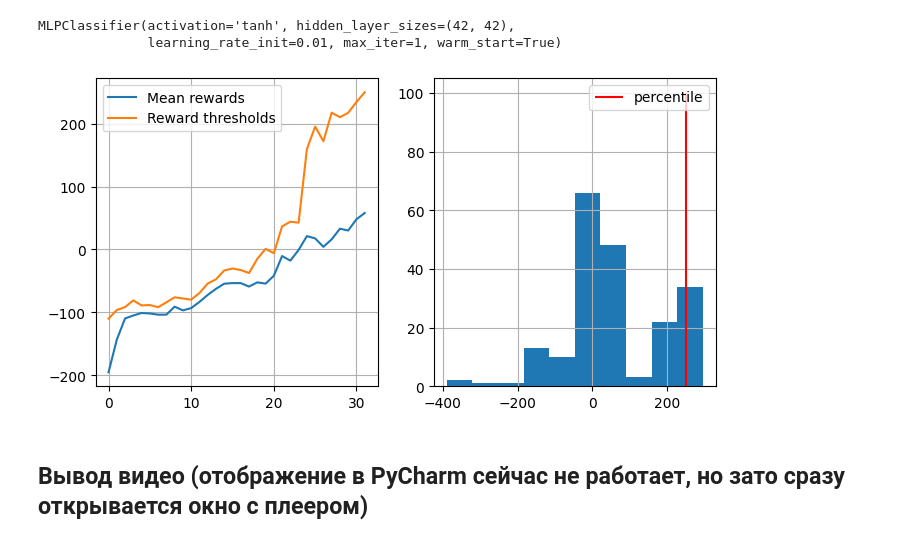
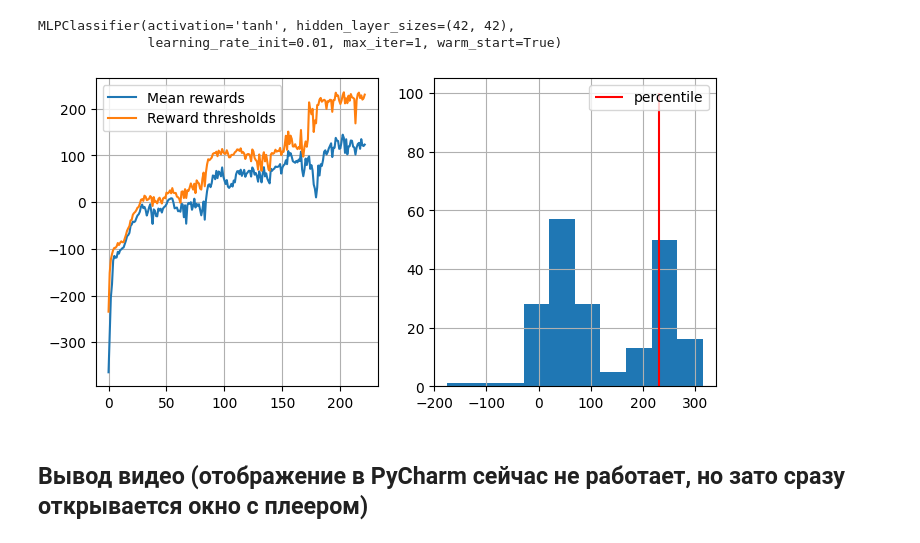
Before and after one commit to Skiftare/Practical_RL_shad, a Jupyter notebook: week01_intro/hw/lunar_lander.ipynb, the cells around one changed output. Cells and saved outputs as stored; diff of their text form; code cells hidden in the pictures.

```diff
--- a/week01_intro/hw/lunar_lander.ipynb
+++ b/week01_intro/hw/lunar_lander.ipynb
@@ -153,45 +154,43 @@ agent.partial_fit(
 # %% [output]
 MLPClassifier(activation='tanh', hidden_layer_sizes=(42, 42),
               learning_rate_init=0.01, max_iter=1, warm_start=True)
+# %%
+import numpy as np
+
+def learn_by_elites(agent, scaler, elite_states, elite_actions):
+    x = np.concatenate(elite_states)
+    y = np.concatenate(elite_actions)
+    scaler.partial_fit(x)
+    x_scaled = scaler.transform(x)
+    agent.partial_fit(x_scaled, y)
 # %%
-import numpy as np
 log = []
-n_sessions = 200  # sample this many sessions
-n_rollouts = 1  # Сколько раз играем одной стратегией для усреднения результата
+n_sessions = 250  # sample this many sessions
+n_rollouts = 3  # Сколько раз играем одной стратегией для усреднения результата
 percentile = 70  # discard this percentage of sessions with lowest rewards
+high_reward = 200
 for i in range(222):
-    interactive_percentile = percentile
     sessions = []
     for _ in range(n_sessions):
         rollouts = [generate_session_for_agent(env, agent, scaler) for __ in range(n_rollouts)]
         _, _, rewards = zip(*rollouts)
         mean_reward = np.mean(rewards)
         all_states = [s for s, _, _ in rollouts]
         all_actions = [a for _, a, _ in rollouts]
         sessions.append((all_states, all_actions, mean_reward))
 
     states_batch, actions_batch, rewards_batch = zip(*sessions)
-    if max(rewards_batch) > 200:
-        #Усиленно учимся хорошим результатам.
-        interactive_percentile = 90
-        elite_states, elite_actions = select_elites(states_batch, actions_batch, rewards_batch, interactive_percentile)
-        x = np.concatenate(elite_states)
-        y = np.concatenate(elite_actions)
-        scaler.partial_fit(x)
-        x_scaled = scaler.transform(x)
-        for ii in range(12):
-            agent.partial_fit(x_scaled, y)
-    else:
-        elite_states, elite_actions = select_elites(states_batch, actions_batch, rewards_batch, interactive_percentile)
-        x = np.concatenate(elite_states)
-        y = np.concatenate(elite_actions)
-        scaler.partial_fit(x)
-        x_scaled = scaler.transform(x)
-        agent.partial_fit(x_scaled, y)
+    elite_states, elite_actions = select_elites(states_batch, actions_batch, rewards_batch, percentile)
+    learn_by_elites(agent, scaler, elite_states, elite_actions)
+    if max(rewards_batch) > high_reward:
+        elite_states, elite_actions = select_elites(states_batch, actions_batch, rewards_batch,
+                                                    min(90,70 + (max(rewards_batch) - high_reward)/ 50 * 20))
+        learn_by_elites(agent, scaler, elite_states, elite_actions)
 
-    show_progress_fixed(rewards_batch, log, interactive_percentile)
+
+    show_progress_fixed(rewards_batch, log, percentile)
 # %% [output]
-[figure, old version]
+[figure, new version]
 # %% [markdown]
 ## Вывод видео (отображение в PyCharm сейчас не работает, но зато сразу открывается окно с плеером)
 # %%
```
Also changed, not shown: parts of 3 cells of this notebook, 2 other files.
